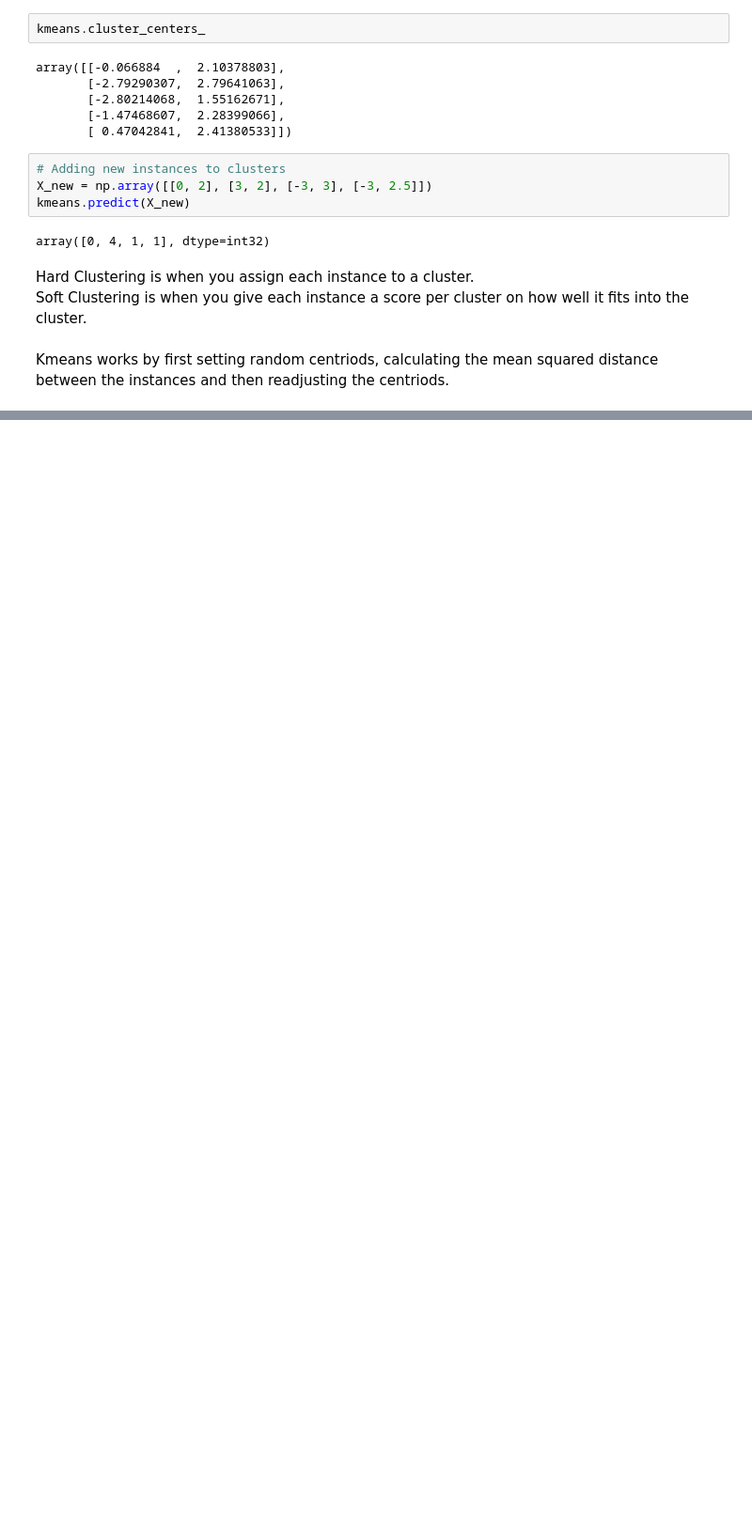
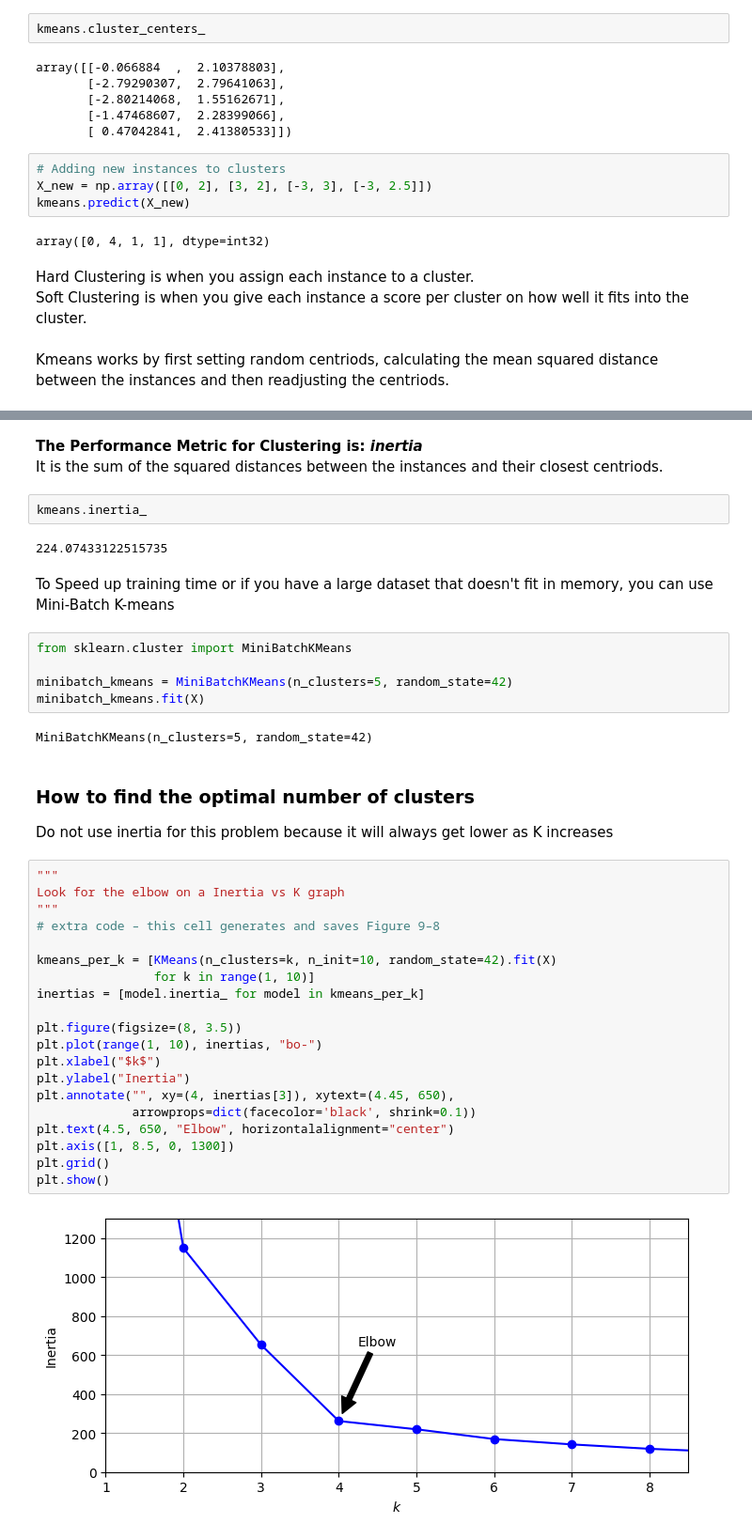
Before and after one commit to mishamickevicius/ML-Projects, a Jupyter notebook: ML-Book-Chapter-Notes/Chapter 9 Unsupervised Learning.ipynb, the cells around one changed output, grey strips where cells are left out. Shown at 94% size. Saved outputs shown, nothing was run; the diff lists cells and outputs as text; blank space fills up the shorter version.

```diff
--- a/ML-Book-Chapter-Notes/Chapter 9 Unsupervised Learning.ipynb
+++ b/ML-Book-Chapter-Notes/Chapter 9 Unsupervised Learning.ipynb
@@ -65,0 +69,41 @@ However sometimes you can get unlucky with the initial random centriods which ca
+# %% [markdown]
+<b>The Performance Metric for Clustering is: <i>inertia</i></b><br>
+It is the sum of the squared distances between the instances and their closest centriods.
+# %%
+kmeans.inertia_
+# %% [output]
+224.07433122515735
+# %% [markdown]
+To Speed up training time or if you have a large dataset that doesn't fit in memory, you can use Mini-Batch K-means
+# %%
+from sklearn.cluster import MiniBatchKMeans
+
+minibatch_kmeans = MiniBatchKMeans(n_clusters=5, random_state=42)
+minibatch_kmeans.fit(X)
+# %% [output]
+MiniBatchKMeans(n_clusters=5, random_state=42)
+# %% [markdown]
+### How to find the optimal number of clusters<br>
+Do not use inertia for this problem because it will always get lower as K increases
+# %%
+"""
+Look for the elbow on a Inertia vs K graph
+"""
+# extra code – this cell generates and saves Figure 9–8
+
+kmeans_per_k = [KMeans(n_clusters=k, n_init=10, random_state=42).fit(X)
+                for k in range(1, 10)]
+inertias = [model.inertia_ for model in kmeans_per_k]
+
+plt.figure(figsize=(8, 3.5))
+plt.plot(range(1, 10), inertias, "bo-")
+plt.xlabel("$k$")
+plt.ylabel("Inertia")
+plt.annotate("", xy=(4, inertias[3]), xytext=(4.45, 650),
+             arrowprops=dict(facecolor='black', shrink=0.1))
+plt.text(4.5, 650, "Elbow", horizontalalignment="center")
+plt.axis([1, 8.5, 0, 1300])
+plt.grid()
+plt.show()
+# %% [output]
+[figure, added]
```
Also changed, not shown: parts of 32 cells of this notebook, 1 other file.
